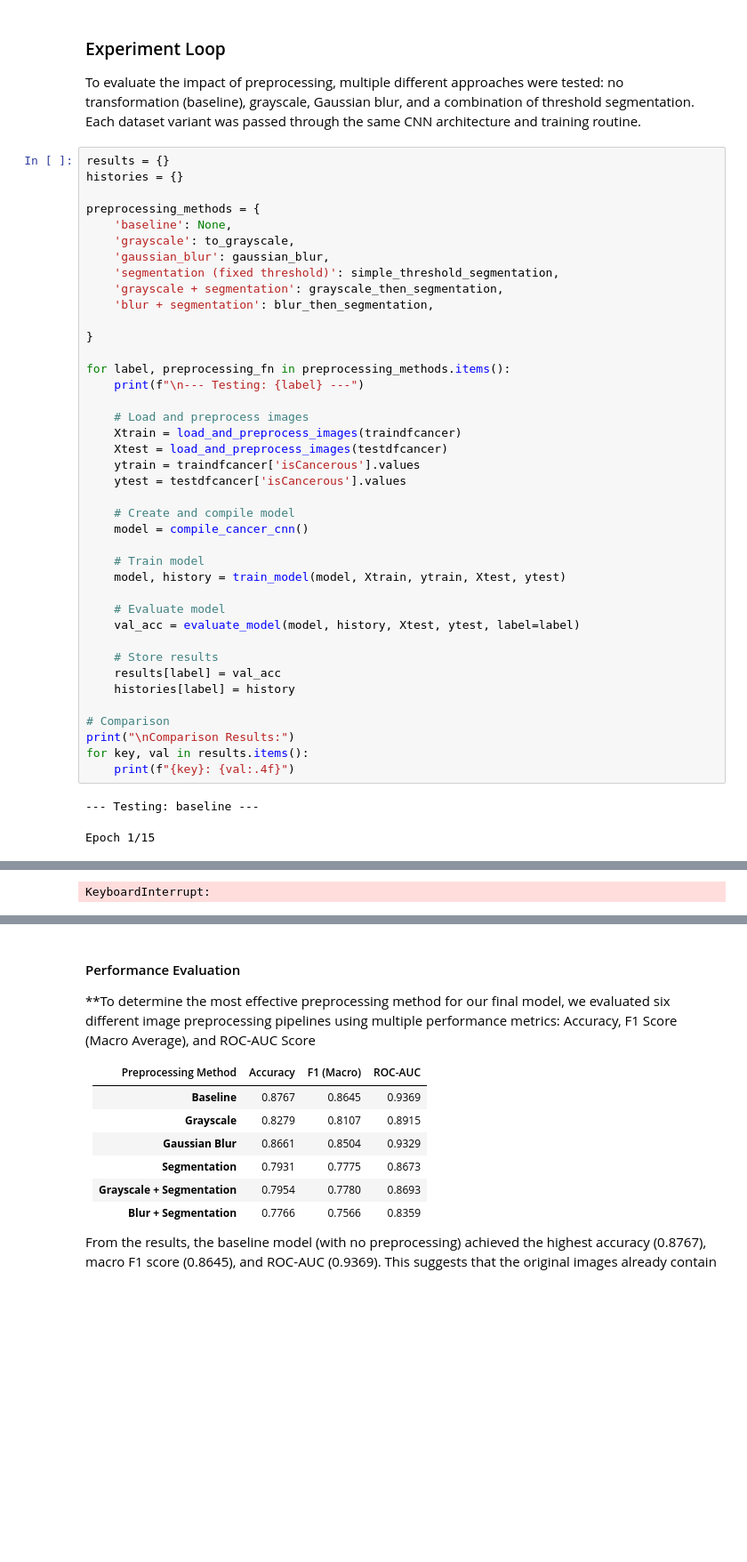
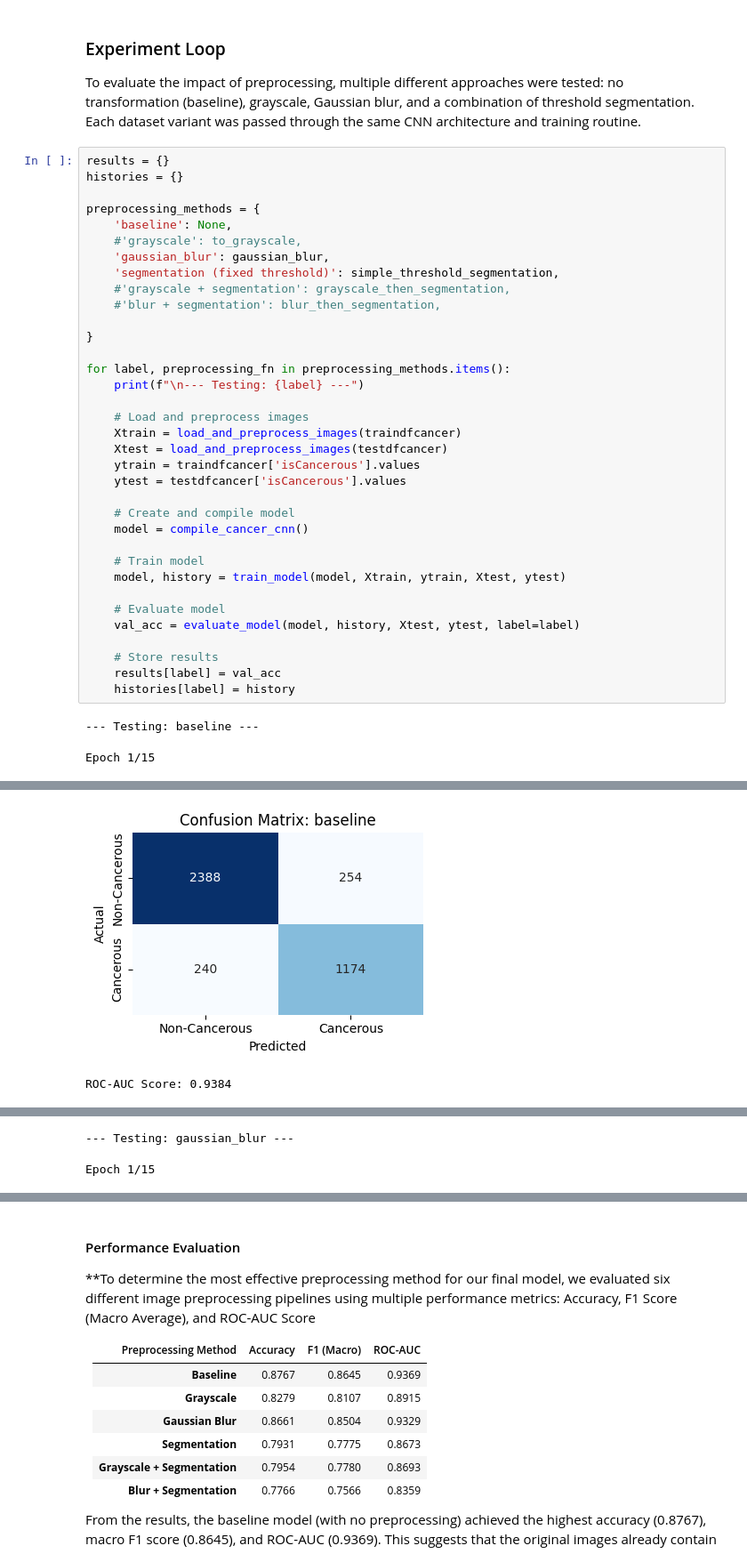
Before and after one commit to TAZWARAZMAEEN/Machine-Learning, a Jupyter notebook: Modified_FINAL.ipynb, the cells around one changed output, grey strips where cells are left out. Shown at 89% size. Saved outputs shown, nothing was run; the diff lists cells and outputs as text; blank space fills up the shorter version.

```diff
--- a/Modified_FINAL.ipynb
+++ b/Modified_FINAL.ipynb
@@ -643,11 +659,11 @@ histories = {}
 
 preprocessing_methods = {
     'baseline': None,
-    'grayscale': to_grayscale,
+    #'grayscale': to_grayscale,
     'gaussian_blur': gaussian_blur,
     'segmentation (fixed threshold)': simple_threshold_segmentation,
-    'grayscale + segmentation': grayscale_then_segmentation,
-    'blur + segmentation': blur_then_segmentation,
+    #'grayscale + segmentation': grayscale_then_segmentation,
+    #'blur + segmentation': blur_then_segmentation,
 
 }
 
@@ -672,11 +688,6 @@ for label, preprocessing_fn in preprocessing_methods.items():
     # Store results
     results[label] = val_acc
     histories[label] = history
-
-# Comparison
-print("\nComparison Results:")
-for key, val in results.items():
-    print(f"{key}: {val:.4f}")
 # %% [output]
 --- Testing: baseline ---
 Epoch 1/15
@@ -700 +711,2 @@ Epoch 9/15
+[figure, added]
-KeyboardInterrupt:
+ROC-AUC Score: 0.9384
@@ -700,0 +715,2 @@ KeyboardInterrupt:
+--- Testing: gaussian_blur ---
+Epoch 1/15
```
Also changed, not shown: parts of 15 cells of this notebook.
